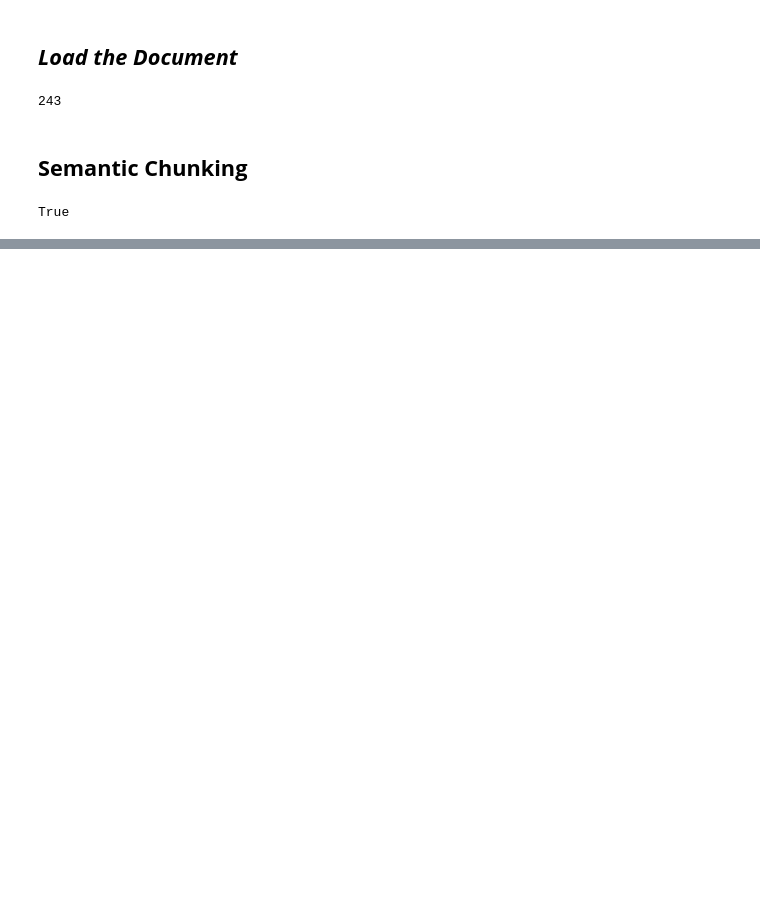
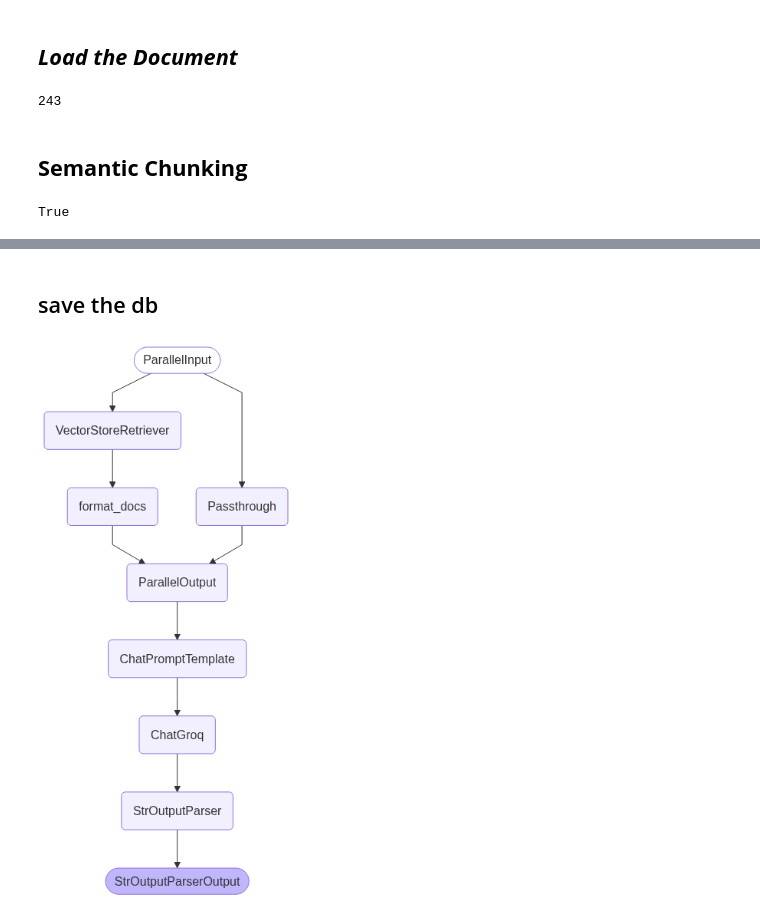
Before and after one commit to MDalamin5/End-to-End-Agentic-Ai-Automation-Lab, a Jupyter notebook: 02-LangChain-Basics/Assignment-01-RAG/assignment-02.ipynb, the cells around one changed output, grey strips where cells are left out. Drawn from its saved outputs; the diff is of its cells as text; code cells hidden in the pictures; blank space fills up the shorter version.

```diff
--- a/02-LangChain-Basics/Assignment-01-RAG/assignment-02.ipynb
+++ b/02-LangChain-Basics/Assignment-01-RAG/assignment-02.ipynb
@@ -56,0 +90,2 @@ AttributeError: 'ChatGroq' object has no attribute 'embed_documents'
+# %%
+vectoStore.add_documents(chunk_docs)
@@ -56,0 +110,2 @@ AttributeError: 'ChatGroq' object has no attribute 'embed_documents'
+# %% [markdown]
+## save the db
@@ -56,0 +114,36 @@ AttributeError: 'ChatGroq' object has no attribute 'embed_documents'
+# %%
+retriever = vectoStore.as_retriever(
+    search_type = "similarity",
+    search_kwargs={
+        "k": 3
+    }
+)
+# %%
+from langchain_core.output_parsers import StrOutputParser
+from langchain import hub
+
+prompt = hub.pull("rlm/rag-prompt")
+# %%
+from langchain_core.runnables import RunnablePassthrough
+
+def format_docs(retriever_docs):
+    context_text = "\n\n".join(doc.page_content for doc in retriever_docs)
+    print(context_text)
+    return context_text
+# %%
+from IPython.display import display, Image
+
+rag_chain = (
+    {
+        "context": retriever | format_docs,
+        "question": RunnablePassthrough()
+    }
+    | prompt
+    | llm
+    | StrOutputParser()
+)
+
+
+display(Image(rag_chain.get_graph().draw_mermaid_png()))
+# %% [output]
+[figure, added]
```
Also changed, not shown: parts of 13 cells of this notebook, 2 other files.
